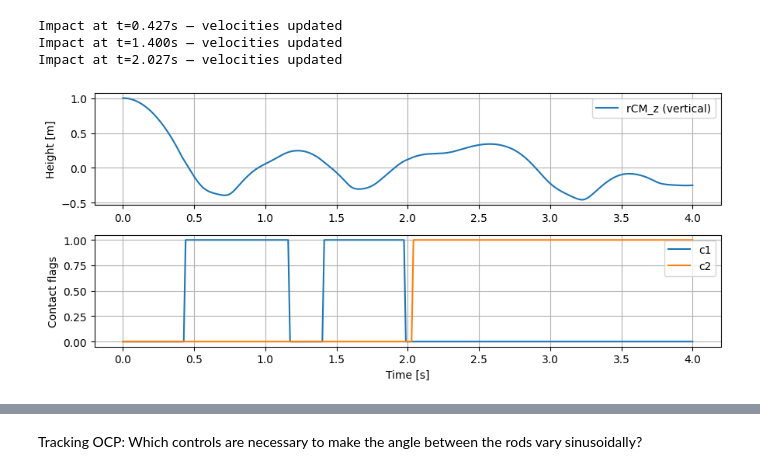
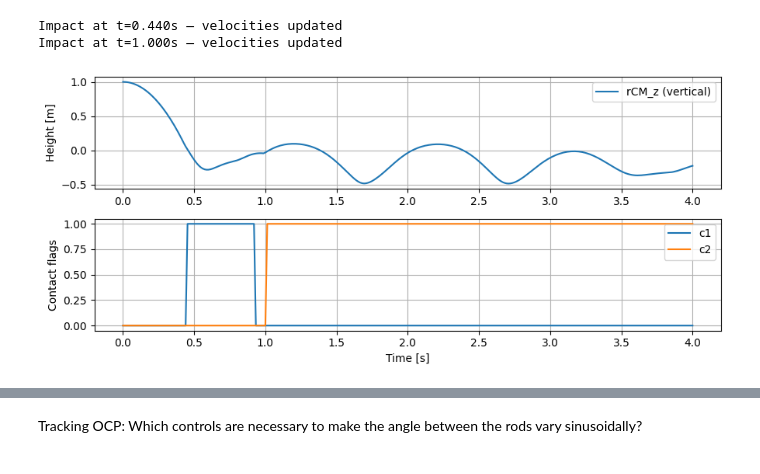
Before and after one commit to yugijedi/tricking_motion_control, a Jupyter notebook: test.ipynb, the cells around one changed output, grey strips where cells are left out. Drawn from its saved outputs; the diff is of its cells as text; code cells hidden in the pictures.

```diff
--- a/test.ipynb
+++ b/test.ipynb
@@ -48,7 +48,7 @@ Fstep = ca.Function('Fstep',
 # ----------------------------
 # Parameters and initial conditions
 # ----------------------------
-p_val = ca.DM([1.0, 2.0, 0.5, 0, 1, 0.0, 9.81])  # [m, M, l, k, kappa, J, g]
+p_val = ca.DM([1.0, 2.0, 0.5, 0, 1.5, 0.0, 9.81])  # [m, M, l, k, kappa, J, g]
 x0 = ca.DM([0, 1, -np.pi/4, 3*np.pi/4, 0, 0.0, 0.0, 0.0])   # initial state (above ground)
 u_val = 0.0                                              # no actuation
 c1_val, c2_val = 0.0, 0.0                               # start in flight
@@ -91,34 +91,33 @@ for k in range(N):
     xk = Fstep(xk, u_val, p_val, c1_val, c2_val)
 
     # Update contact flags for next step
     c1_val, c2_val = c1_new, c2_new
 
     # Log results
     X[k+1,:] = np.array(xk.T).flatten()
     LAM[k+1,:] = np.array(lam_k.T).flatten()
     C1[k+1], C2[k+1] = c1_val, c2_val
 
 # ----------------------------
 # Plot results
 # ----------------------------
 plt.figure(figsize=(9,4))
 plt.subplot(2,1,1)
 plt.plot(ts, X[:,1], label='rCM_z (vertical)')
 plt.ylabel('Height [m]')
 plt.legend()
 plt.grid(True)
 
 plt.subplot(2,1,2)
 plt.plot(ts, C1, label='c1')
 plt.plot(ts, C2, label='c2')
 plt.ylabel('Contact flags')
 plt.xlabel('Time [s]')
 plt.legend()
 plt.grid(True)
 plt.tight_layout()
 plt.show()
 # %% [output]
-Impact at t=0.427s — velocities updated
-Impact at t=1.400s — velocities updated
-Impact at t=2.027s — velocities updated
+Impact at t=0.440s — velocities updated
+Impact at t=1.000s — velocities updated
-[figure, old version]
+[figure, new version]
```
Also changed, not shown: parts of 2 cells of this notebook, 1 other file.
